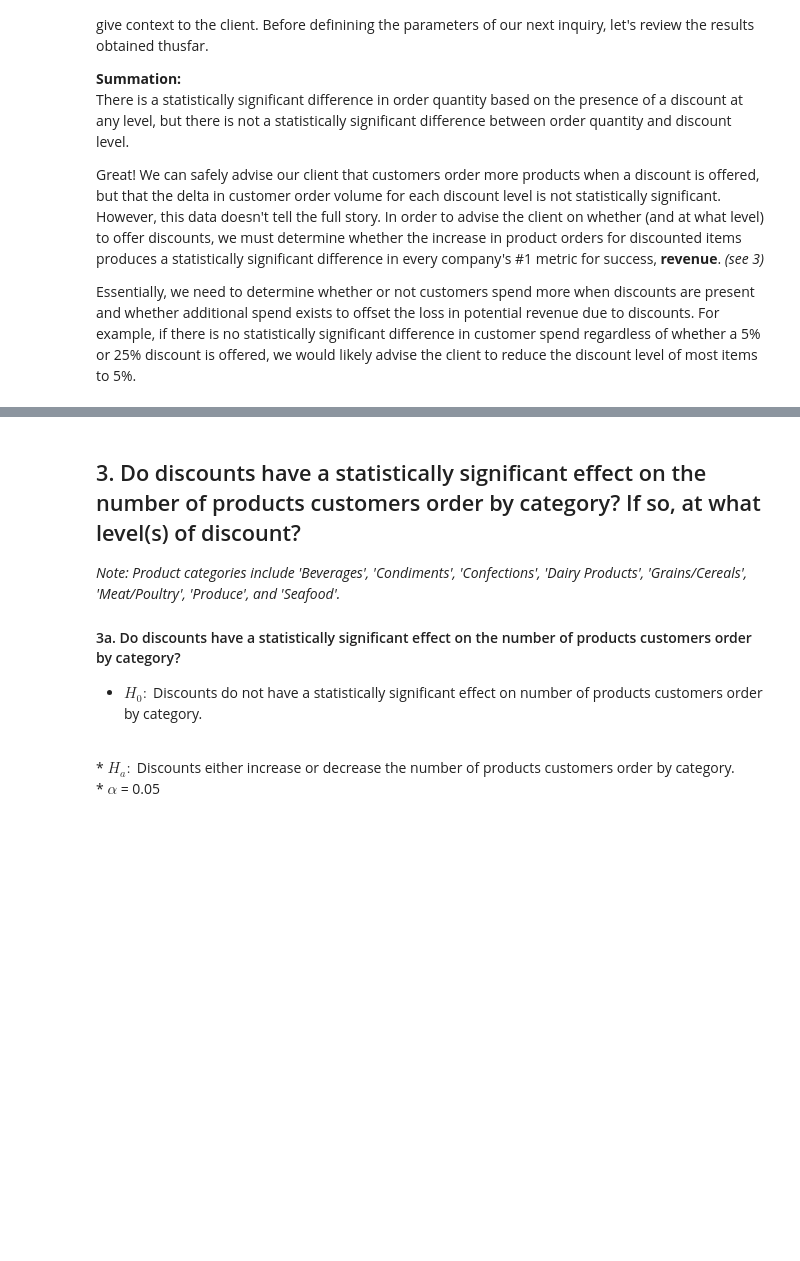
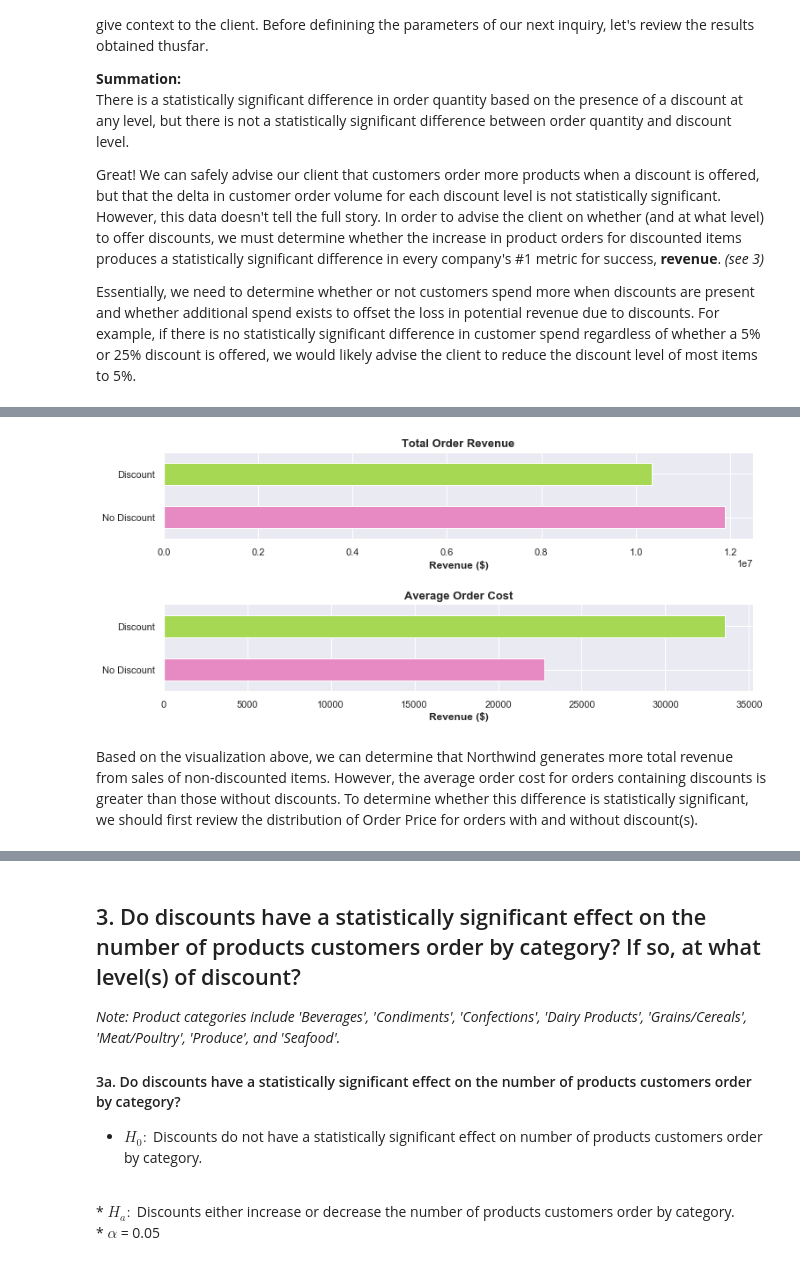
Before and after one commit to pawoody/dsc-2-final-project-online-ds-ft-041519, a Jupyter notebook: Mod 2 Project.ipynb, the cells around one changed output, grey strips where cells are left out. Drawn from its saved outputs; the diff is of its cells as text; code cells hidden in the pictures; blank space fills up the shorter version.

```diff
--- a/Mod 2 Project.ipynb
+++ b/Mod 2 Project.ipynb
@@ -1292,0 +1374,4 @@ Essentially, we need to determine whether or not customers spend more when disco
+# %%
+# Dropping 'QuantityPerUnit' column:
+df_discount_spend.drop(['QuantityPerUnit'], axis=1, inplace=True)
+df_discount_spend.head()
@@ -1292,0 +1432,4 @@ Essentially, we need to determine whether or not customers spend more when disco
+# %%
+# Making sure discounts are applied where applicable:
+OrderPrice = order_cost_calc(discount_list, unitprice_list, quantity_list, quantity_per_unit_list)
+print(OrderPrice[:5]) # Value of OrderPrice[3] confirms correct application of discount.
@@ -1292,0 +1446,4 @@ Essentially, we need to determine whether or not customers spend more when disco
+# %%
+# Inserting new column 'OrderPrice' into DataFrame:
+df_discount_spend['OrderPrice'] = np.array(OrderPrice)
+df_discount_spend.head()
@@ -1292,0 +1457,4 @@ Essentially, we need to determine whether or not customers spend more when disco
+# %%
+# Creating a new column to identify presence of Discount/no Discount:
+df_discount_spend['DiscBool'] = df_discount_spend['Discount'].apply(lambda x: 0 if x == 0 else 1)
+df_discount_spend.head()
@@ -1292,0 +1468,24 @@ Essentially, we need to determine whether or not customers spend more when disco
+# %%
+# Visualizing Order Price by hue DiscBool:
+fig, axes = plt.subplots(2, 1, figsize=(12,5))
+
+# Grouping DataFrame for visualization:
+df_discount_spend.groupby(['DiscBool'])['OrderPrice'].sum().plot(kind='barh', ax=axes[0], color=['#E78AC3', '#A6D854'])
+df_discount_spend.groupby(['DiscBool'])['OrderPrice'].mean().plot(kind='barh', ax=axes[1], color=['#E78AC3', '#A6D854'])
+
+# Subplot 1 Labels:
+axes[0].set_title('Total Order Revenue', fontweight='bold', fontsize=13)
+axes[0].set_xlabel('Revenue ($)', fontweight='semibold')
+axes[0].set_ylabel('')
+axes[0].set_yticklabels(['No Discount', 'Discount'])
+
+#Subplot 2 Labels:
+axes[1].set_title('Average Order Cost', fontweight='bold', fontsize=13)
+axes[1].set_xlabel('Revenue ($)', fontweight='semibold')
+axes[1].set_ylabel('')
+axes[1].set_yticklabels(['No Discount', 'Discount'])
+fig.subplots_adjust(hspace=.75);
+# %% [output]
+[figure, added]
+# %% [markdown]
+Based on the visualization above, we can determine that Northwind generates more total revenue from sales of non-discounted items. However, the average order cost for orders containing discounts is greater than those without discounts. To determine whether this difference is statistically significant, we should first review the distribution of Order Price for orders with and without discount(s).
```
Also changed, not shown: parts of 91 cells of this notebook.
